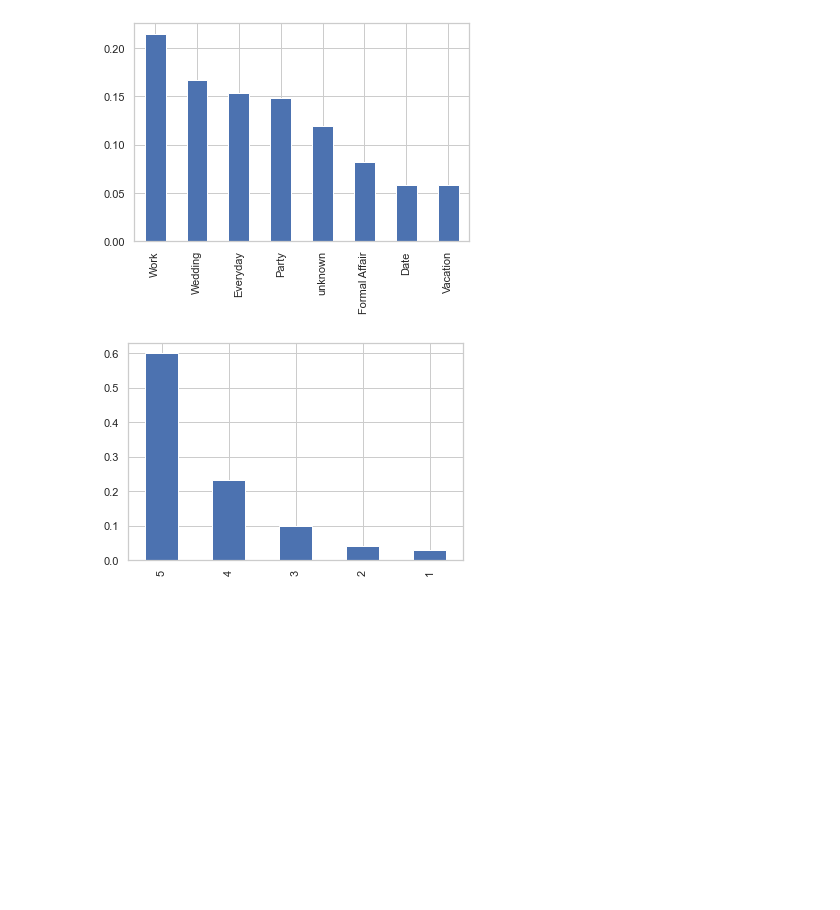
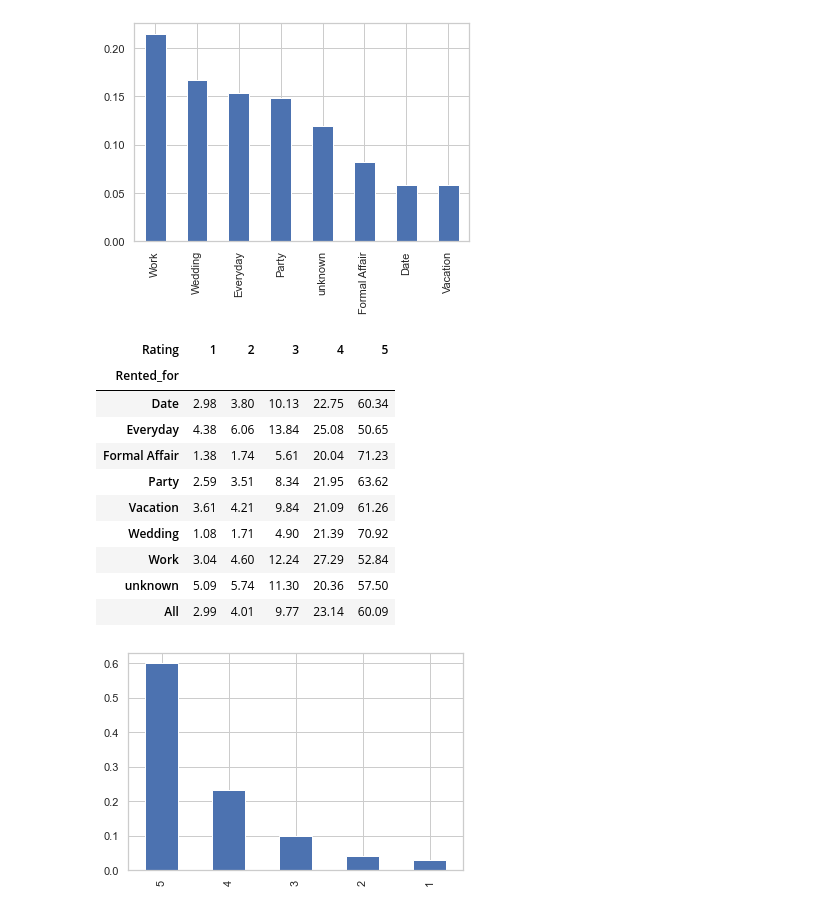
Before and after one commit to Kaayrapetov/Capstone, a Jupyter notebook: Code/III_EDA.ipynb, the cells around one changed output. Cells and saved outputs as stored; diff of their text form; code cells hidden in the pictures; blank space fills up the shorter version.

```diff
--- a/Code/III_EDA.ipynb
+++ b/Code/III_EDA.ipynb
@@ -202,6 +211,22 @@ df.Body_type.value_counts().plot(kind="bar");
 df.Rented_for.value_counts(normalize=True).plot(kind="bar");
 # %% [output]
 [figure]
+# %%
+# It seems like a more joyous occasion such as a wedding  or a date results in more
+# higher ratings. While a less joyous occasion such as work or everyday yields lower ratings.
+pd.crosstab(index=df['Rented_for'], columns=df['Rating'],margins=True,normalize='index').round(4)*100
+# %% [output]
+| Rating | 1 | 2 | 3 | 4 | 5 |
+| Rented_for |  |  |  |  |  |
+| Date | 2.98 | 3.80 | 10.13 | 22.75 | 60.34 |
+| Everyday | 4.38 | 6.06 | 13.84 | 25.08 | 50.65 |
+| Formal Affair | 1.38 | 1.74 | 5.61 | 20.04 | 71.23 |
+| Party | 2.59 | 3.51 | 8.34 | 21.95 | 63.62 |
+| Vacation | 3.61 | 4.21 | 9.84 | 21.09 | 61.26 |
+| Wedding | 1.08 | 1.71 | 4.90 | 21.39 | 70.92 |
+| Work | 3.04 | 4.60 | 12.24 | 27.29 | 52.84 |
+| unknown | 5.09 | 5.74 | 11.30 | 20.36 | 57.50 |
+| All | 2.99 | 4.01 | 9.77 | 23.14 | 60.09 |
 # %%
 # What is the distribution for ratings for garments look like?
 #It looks like:
```
Also changed, not shown: parts of 8 cells of this notebook, 4 other files.
